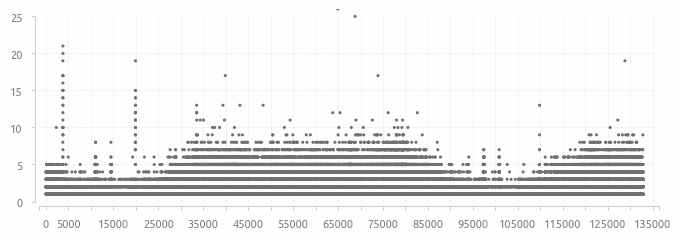
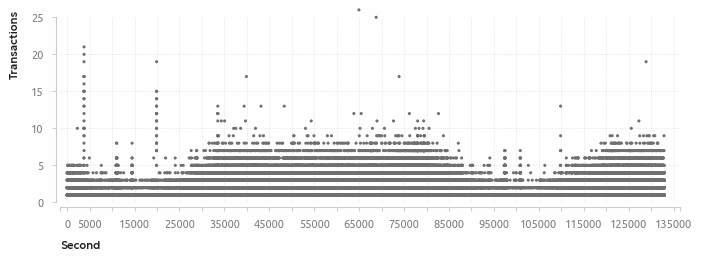
Unified diff of the notebook cell whose output changed from the first chart to the second:
--- before
+++ after
@@ -16,7 +16,4 @@
 axis_rstyle(grid=True)
 
-ax.set_ylabel(None)
-ax.set_xlabel(None)
-
 ticklabels = ax.xaxis.get_ticklabels()
 for i, ticklabel in enumerate(ticklabels):
@@ -24,4 +21,7 @@
         ticklabel.set_visible(False)
 
+ax.set_ylabel('Transactions', **label)
+ax.set_xlabel('Second', **label)
+
 plt.show()
 

Commit: upd